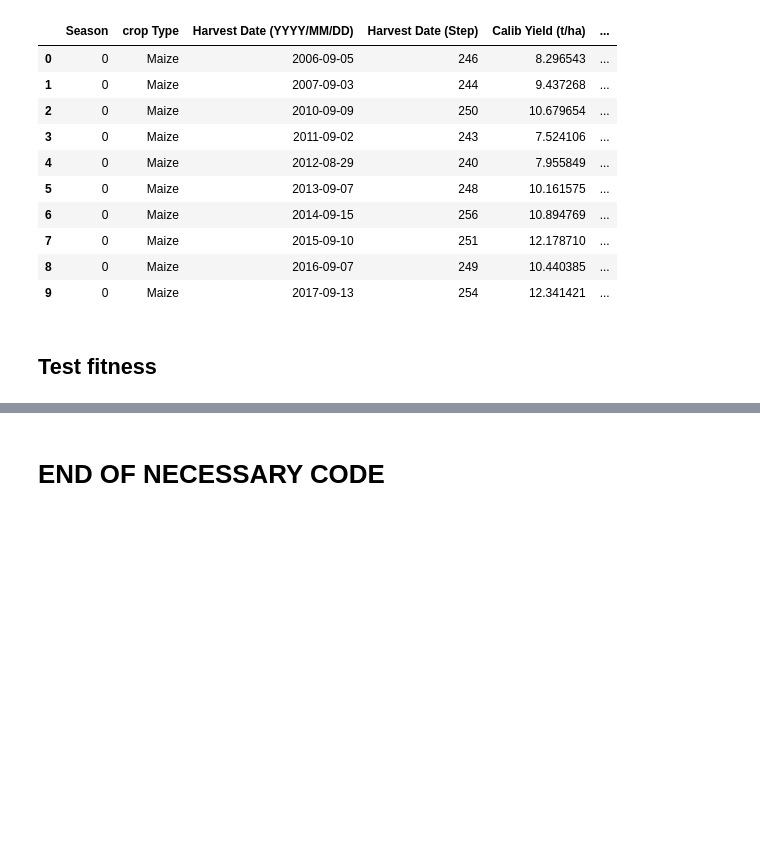
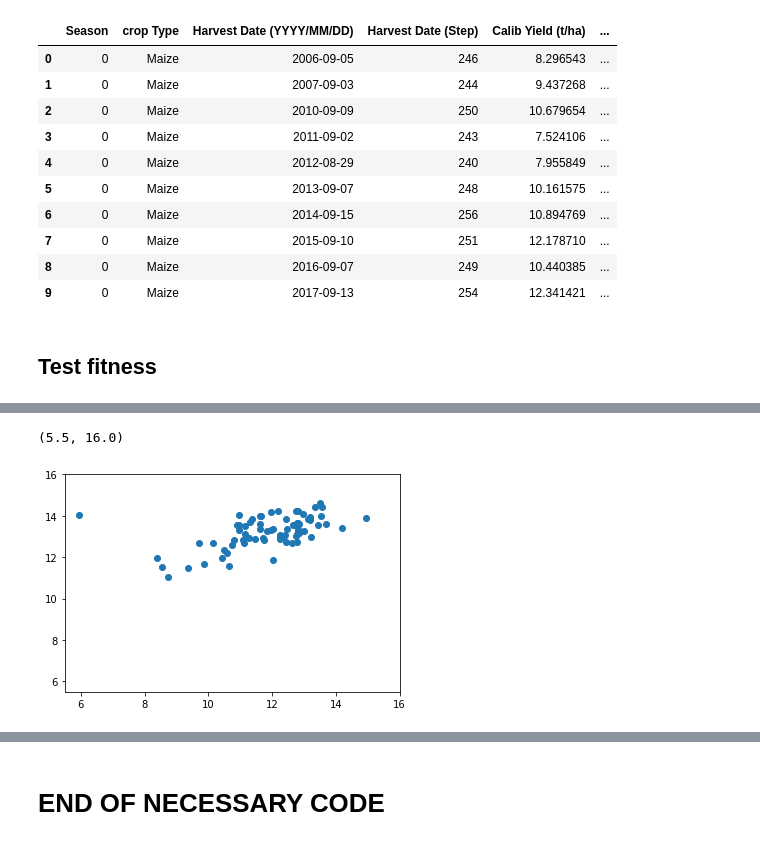
Before and after one commit to wndlovu/EGGS-Aquacrop, a Jupyter notebook: data_analysis_county/corn_calibration.ipynb, the cells around one changed output, grey strips where cells are left out. Cells and saved outputs as stored; diff of their text form; code cells hidden in the pictures; blank space fills up the shorter version.

```diff
--- a/data_analysis_county/corn_calibration.ipynb
+++ b/data_analysis_county/corn_calibration.ipynb
@@ -209,6 +154,0 @@ irrig_corn_calib
-# %%
-irrig_corn_calib = ['ccx', 'kc', 'wp', 'wpy', 'hi', 'kcdcl', 'rtm', 'smt']
-
-
-sobol_param = ['eme', 'cgc', 'ccx', 'sen', 'cdc', 'mat', 'flolen', 'rtm', 'rtx', 'rtshp', 'root', 'rtexup', 'rtexlw', 'kc', 'kcdcl', 'wp', 'wpy', 'hi',
- 'hipsflo', 'exc', 'hipsveg', 'hingsto', 'hinc', 'hilen', 'polmn', 'polmx', 'pexup', 'pexlw', 'pexshp', 'smt']
@@ -333,0 +236,8 @@ irrig_depth = irrig_depth[irrig_depth['gmd'] == 4]
+# %%
+rma_yield_df = pd.read_csv(wd + '/eggs/data/rma_data2.csv')
+
+rma_yield = rma_yield_df.copy()
+
+rma_yield.columns = rma_yield.iloc[0]
+rma_yield = rma_yield[1:]
+rma_yield
@@ -724,0 +1264,7 @@ def objFun(x):
+# %%
+plt.scatter(x["YieldUSDA"],x["Calib Yield (t/ha)"])
+plt.xlim(5.5, 16)
+plt.ylim(5.5, 16)
+# %% [output]
+(5.5, 16.0)
+[figure, added]
```
Also changed, not shown: parts of 66 cells of this notebook, 2 other files.
